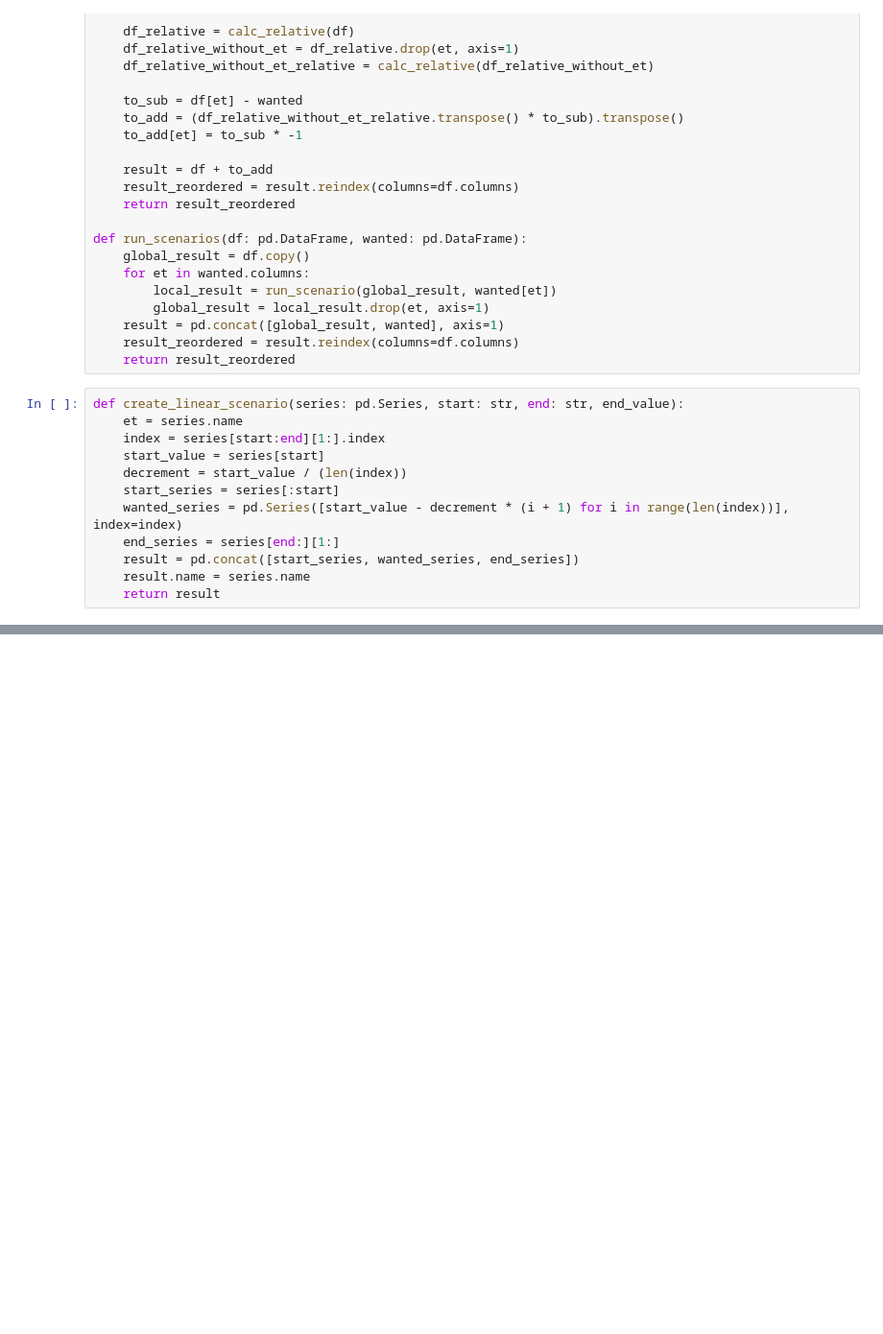
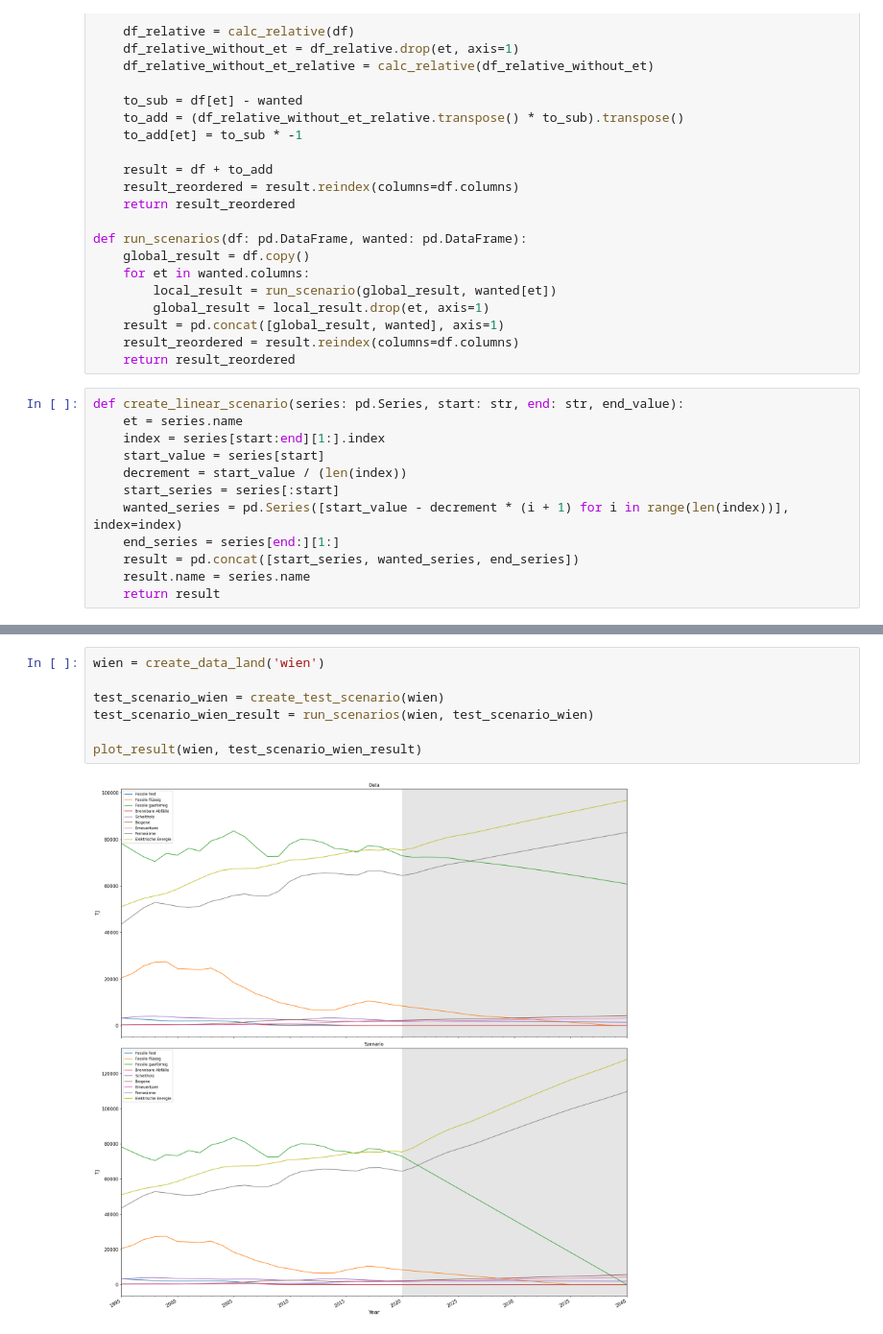
Before and after one commit to tiZyJoshi/MasterProject, a Jupyter notebook: playground.ipynb, the cells around one changed output, grey strips where cells are left out. Shown at 96% size. Drawn from its saved outputs; the diff is of its cells as text; blank space fills up the shorter version.

```diff
--- a/playground.ipynb
+++ b/playground.ipynb
@@ -158,0 +226,9 @@ test_scenario_result.plot()
+# %%
+wien = create_data_land('wien')
+
+test_scenario_wien = create_test_scenario(wien)
+test_scenario_wien_result = run_scenarios(wien, test_scenario_wien)
+
+plot_result(wien, test_scenario_wien_result)
+# %% [output]
+[figure, added]
```
Also changed, not shown: parts of 13 cells of this notebook.
